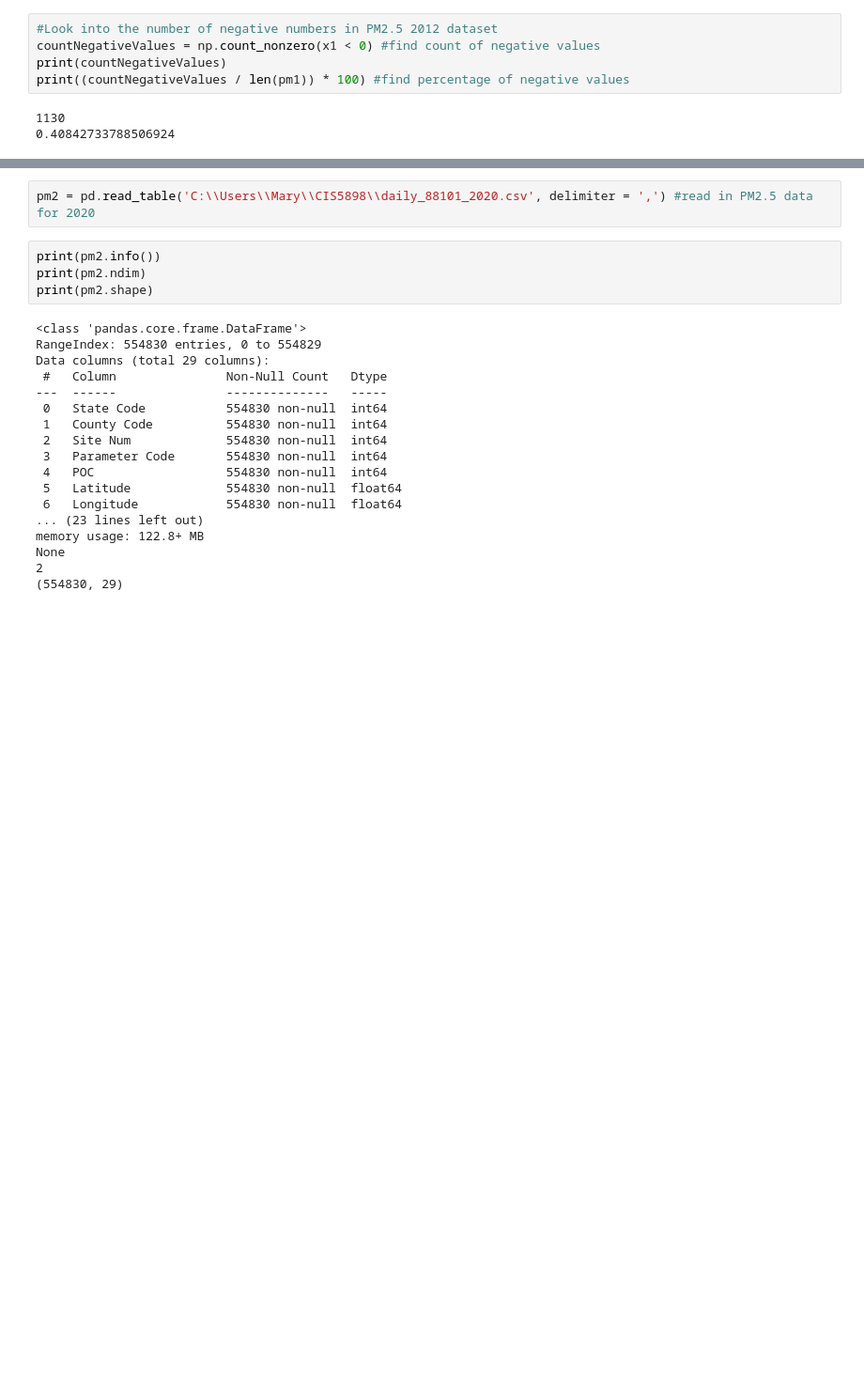
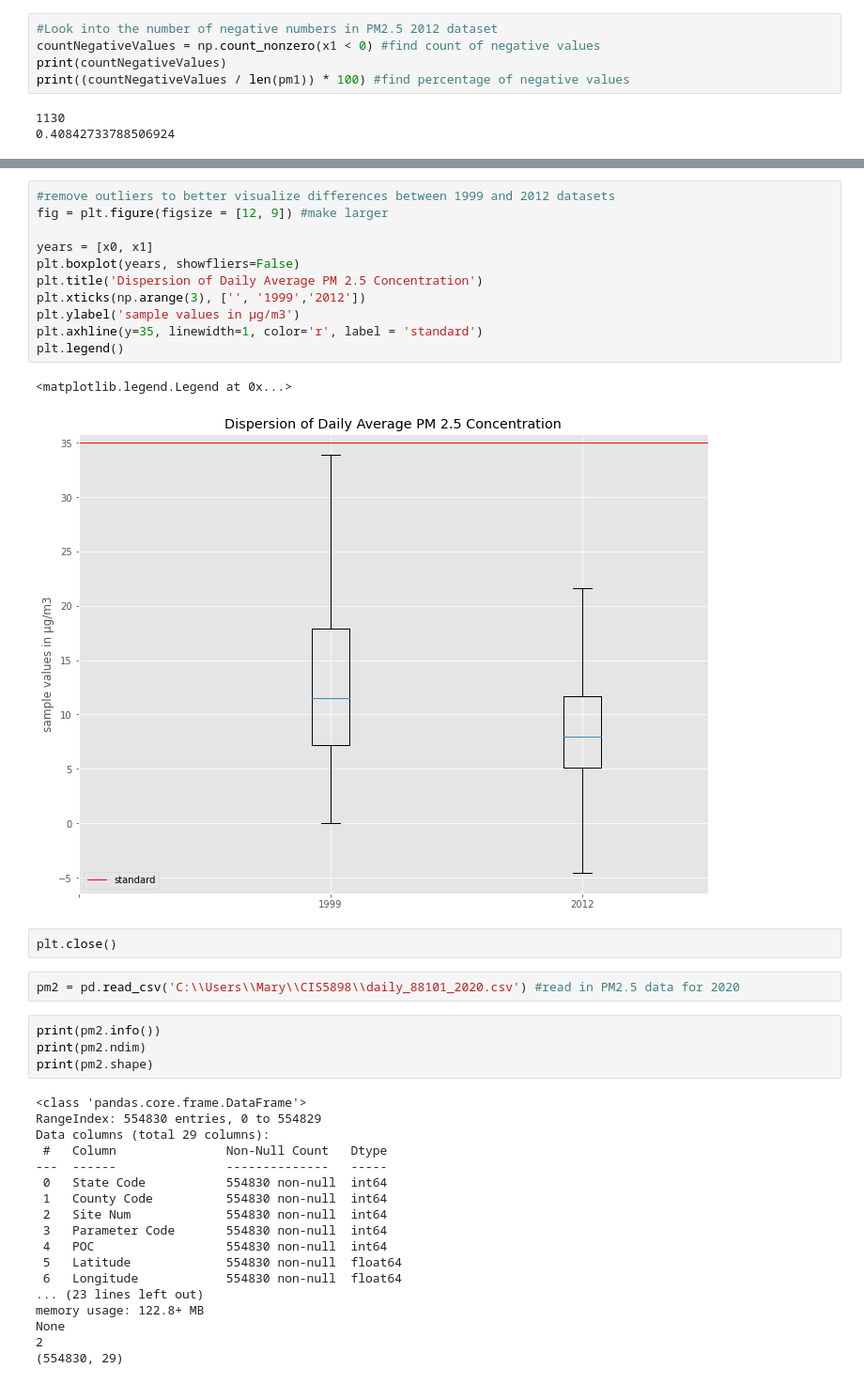
Before and after one commit to mjlaw/FIT_capstone, a Jupyter notebook: Jupyter_notebooks/PM2.5 studies.ipynb, the cells around one changed output, grey strips where cells are left out. Shown: that part at 94% size. Saved outputs shown, nothing was run; the diff lists cells and outputs as text; blank space fills up the shorter version.

```diff
--- a/Jupyter_notebooks/PM2.5 studies.ipynb
+++ b/Jupyter_notebooks/PM2.5 studies.ipynb
@@ -191,5 +197,21 @@ should not be negative, I will look more closely at the negative values in the 2
+# %%
+#remove outliers to better visualize differences between 1999 and 2012 datasets
+fig = plt.figure(figsize = [12, 9]) #make larger
+
+years = [x0, x1]
+plt.boxplot(years, showfliers=False)
+plt.title('Dispersion of Daily Average PM 2.5 Concentration')
+plt.xticks(np.arange(3), ['', '1999','2012'])
+plt.ylabel('sample values in µg/m3')
+plt.axhline(y=35, linewidth=1, color='r', label = 'standard')
+plt.legend()
+# %% [output]
+<matplotlib.legend.Legend at 0x...>
+[figure, added]
+# %%
+plt.close()
 # %%
-pm2 = pd.read_table('C:\\Users\\Mary\\CIS5898\\daily_88101_2020.csv', delimiter = ',') #read in PM2.5 data for 2020
+pm2 = pd.read_csv('C:\\Users\\Mary\\CIS5898\\daily_88101_2020.csv') #read in PM2.5 data for 2020
 # %%
 print(pm2.info())
 print(pm2.ndim)
```
Also changed, not shown: parts of 70 cells of this notebook.
